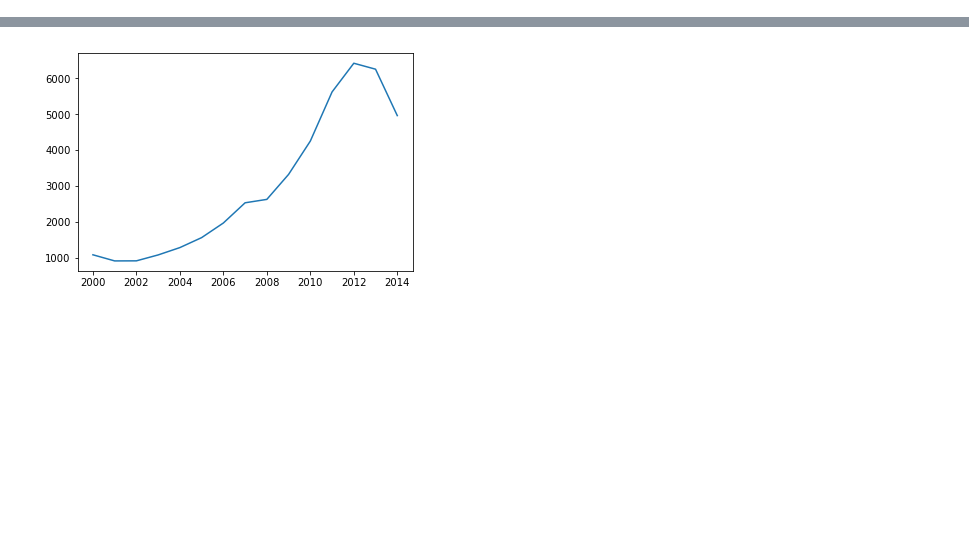
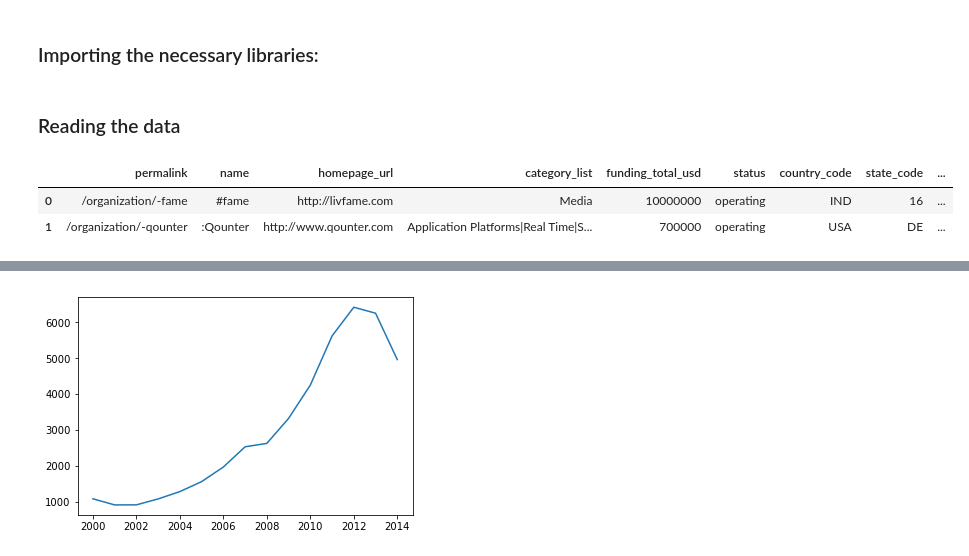
Before and after one commit to saichowdaryg/ECE143project, a Jupyter notebook: Final2.ipynb, the cells around one changed output, grey strips where cells are left out. Drawn from its saved outputs; the diff is of its cells as text; code cells hidden in the pictures; blank space fills up the shorter version.

```diff
--- a/Final2.ipynb
+++ b/Final2.ipynb
@@ -1 +62,3 @@
+# %% [markdown]
+### Importing the necessary libraries:
 # %%
@@ -21,2 +84,12 @@ import plotly
+# %% [markdown]
+### Reading the data
 # %%
-companies=pd.read_csv('ece143/project/companies.csv')
+try:
+    companies=pd.read_csv('ece143/project/companies.csv')
+except FileNotFoundError :
+    print('The path specified doesnot exist')
+companies.head(2)
+# %% [output]
+|  | permalink | name | homepage_url | category_list | funding_total_usd | status | country_code | state_code | ... |
+| 0 | /organization/-fame | #fame | http://livfame.com | Media | 10000000 | operating | IND | 16 | ... |
+| 1 | /organization/-qounter | :Qounter | http://www.qounter.com | Application Platforms|Real Time|S... | 700000 | operating | USA | DE | ... |
```
Also changed, not shown: parts of 38 cells of this notebook.
